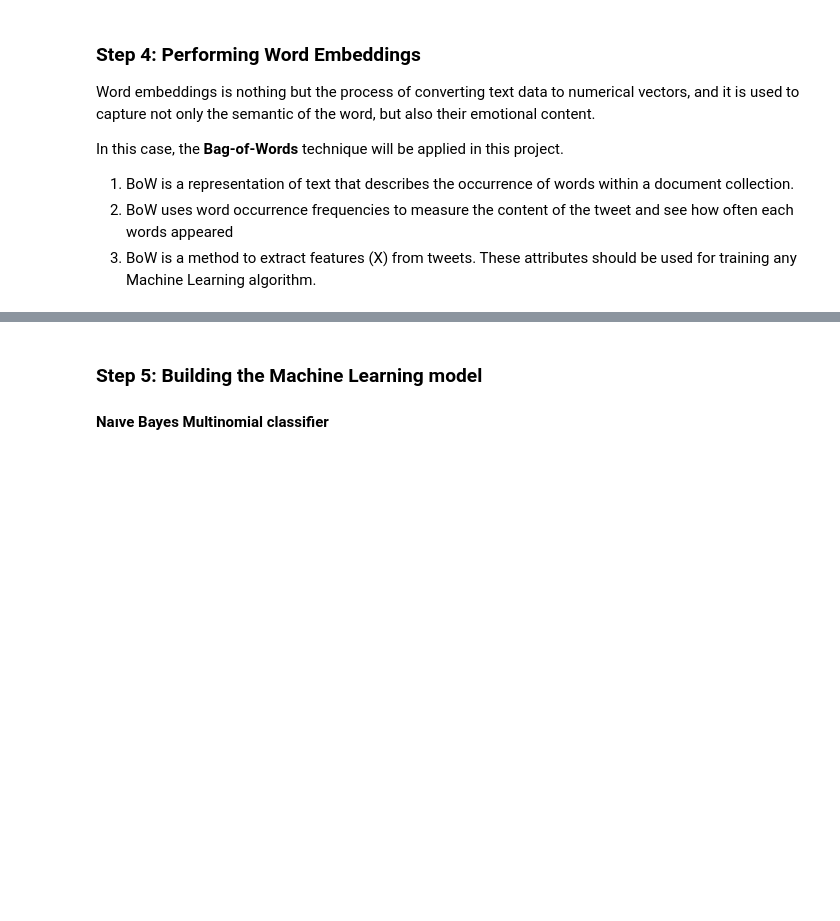
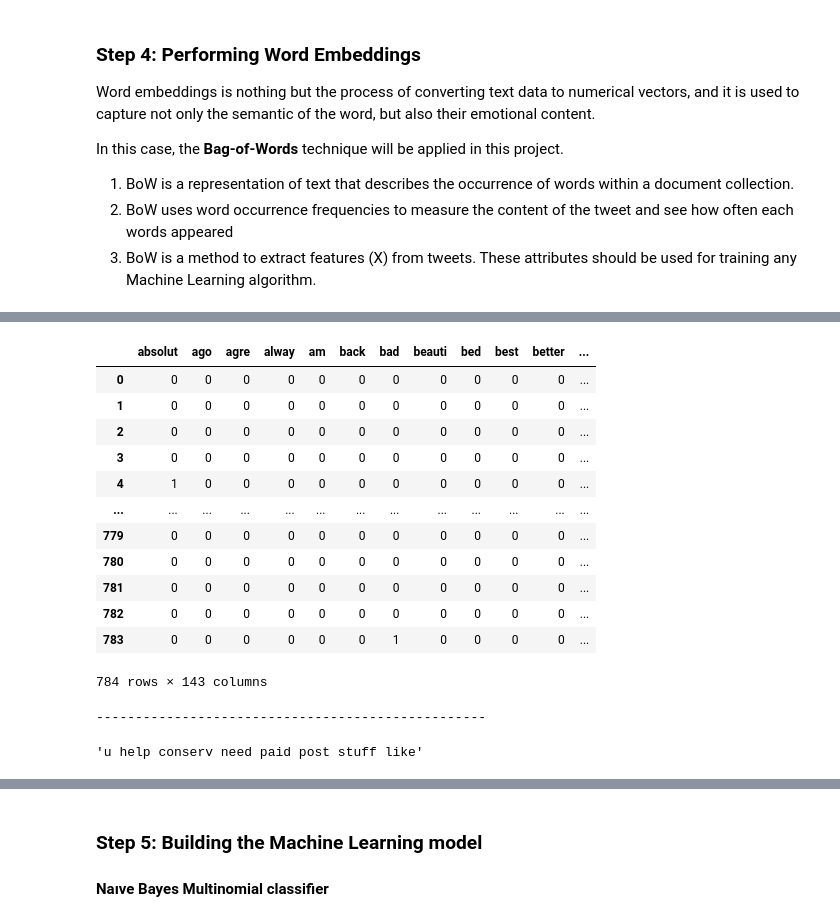
Before and after one commit to julioe-perezlara/CE888-7-SP, a Jupyter notebook: Project_Final/Assignment_2/Task3_IronyRecognition.ipynb, the cells around one changed output, grey strips where cells are left out. Drawn from its saved outputs; the diff is of its cells as text; code cells hidden in the pictures; blank space fills up the shorter version.

```diff
--- a/Project_Final/Assignment_2/Task3_IronyRecognition.ipynb
+++ b/Project_Final/Assignment_2/Task3_IronyRecognition.ipynb
@@ -563,14 +666,30 @@ display(list_emotion_train_final[0])
 # %%
 # Vectorizing the Test subset
 
 pd.set_option("display.max_columns", None, 'display.max_colwidth', None)
-vect_test= CountVectorizer(dtype=np.uint8, max_features = 900, min_df = 5)
-Z_test = vect_test.fit_transform(list_emotion_test_final)
+vect_test= CountVectorizer(dtype=np.uint8, max_features = 143, min_df = 5)
+Z_test = vect_test.fit_transform(list_irony_test_final)
 df_vect_test = pd.DataFrame(Z_test.A, columns=vect_test.get_feature_names())
 display(df_vect_test)
 
 print("--------------------------------------------------")
-display(list_emotion_test_final[0])
+display(list_irony_test_final[0])
+# %% [output]
+|  | absolut | ago | agre | alway | am | back | bad | beauti | bed | best | better | ... |
+| 0 | 0 | 0 | 0 | 0 | 0 | 0 | 0 | 0 | 0 | 0 | 0 | ... |
+| 1 | 0 | 0 | 0 | 0 | 0 | 0 | 0 | 0 | 0 | 0 | 0 | ... |
+| 2 | 0 | 0 | 0 | 0 | 0 | 0 | 0 | 0 | 0 | 0 | 0 | ... |
+| 3 | 0 | 0 | 0 | 0 | 0 | 0 | 0 | 0 | 0 | 0 | 0 | ... |
+| 4 | 1 | 0 | 0 | 0 | 0 | 0 | 0 | 0 | 0 | 0 | 0 | ... |
+| ... | ... | ... | ... | ... | ... | ... | ... | ... | ... | ... | ... | ... |
+| 779 | 0 | 0 | 0 | 0 | 0 | 0 | 0 | 0 | 0 | 0 | 0 | ... |
+| 780 | 0 | 0 | 0 | 0 | 0 | 0 | 0 | 0 | 0 | 0 | 0 | ... |
+| 781 | 0 | 0 | 0 | 0 | 0 | 0 | 0 | 0 | 0 | 0 | 0 | ... |
+| 782 | 0 | 0 | 0 | 0 | 0 | 0 | 0 | 0 | 0 | 0 | 0 | ... |
+| 783 | 0 | 0 | 0 | 0 | 0 | 0 | 1 | 0 | 0 | 0 | 0 | ... |
+784 rows × 143 columns
+--------------------------------------------------
+'u help conserv need paid post stuff like'
 # %%
 # Transfering the data into 2 numpy arrays
 
```
Also changed, not shown: parts of 17 cells of this notebook, 2 other files.
